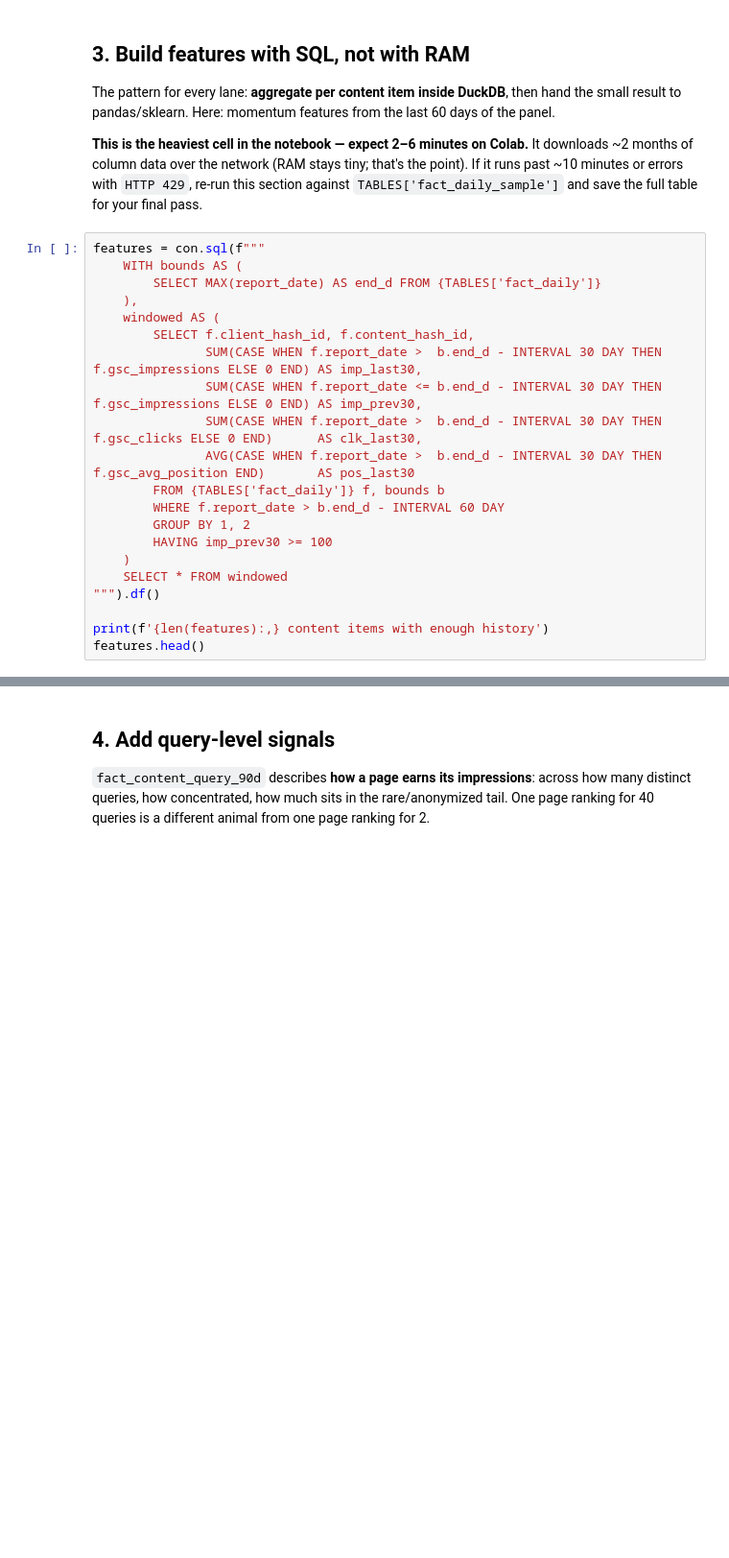
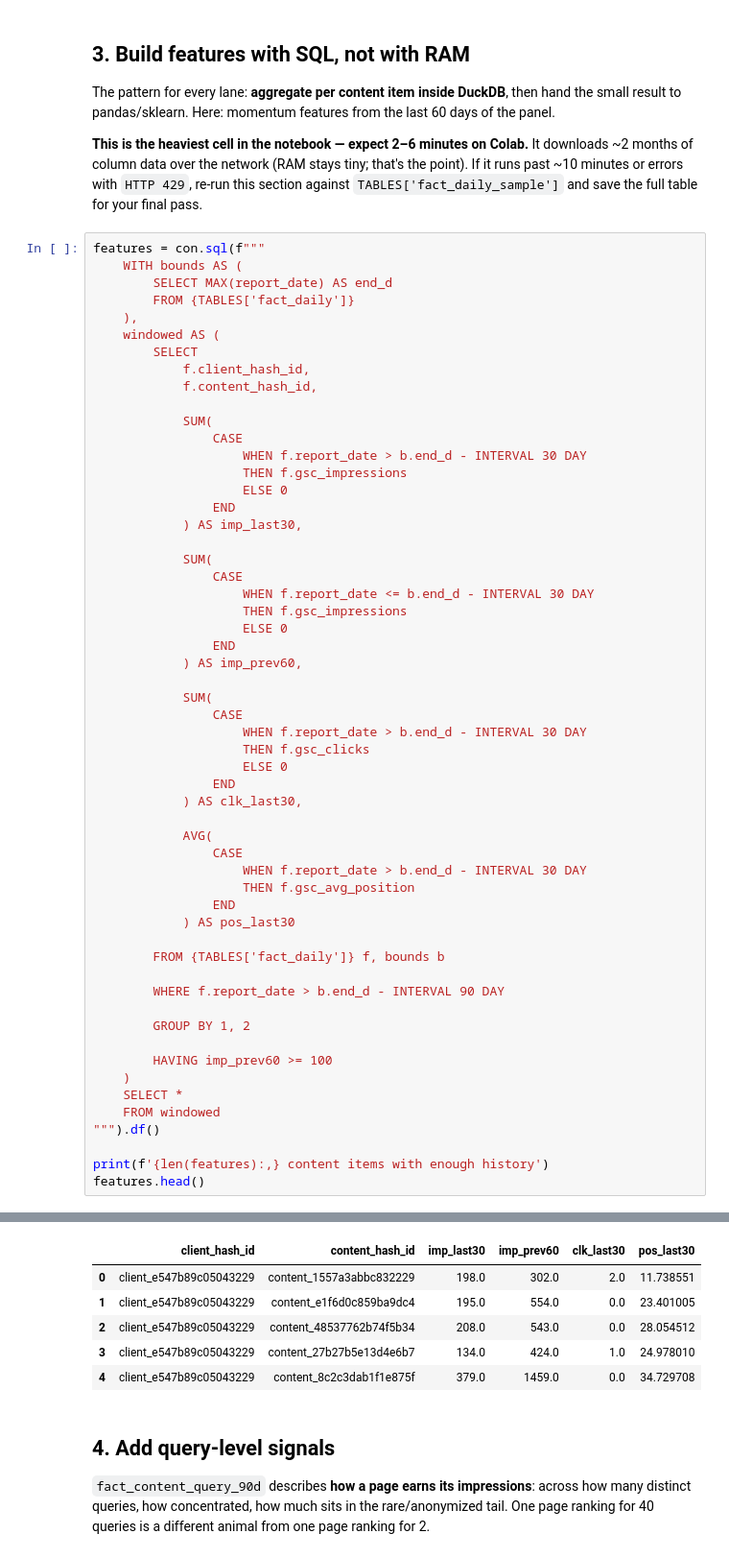
Before and after one commit to deekshithamopidevi/flyrank_ml_, a Jupyter notebook: notebooks/03_working_with_the_full_release.ipynb, the cells around one changed output, grey strips where cells are left out. Shown at 96% size. Drawn from its saved outputs; the diff is of its cells as text; blank space fills up the shorter version.

```diff
--- a/notebooks/03_working_with_the_full_release.ipynb
+++ b/notebooks/03_working_with_the_full_release.ipynb
@@ -87,21 +110,57 @@ result to pandas/sklearn. Here: momentum features from the last 60 days of the p
 # %%
 features = con.sql(f"""
     WITH bounds AS (
-        SELECT MAX(report_date) AS end_d FROM {TABLES['fact_daily']}
+        SELECT MAX(report_date) AS end_d
+        FROM {TABLES['fact_daily']}
     ),
     windowed AS (
-        SELECT f.client_hash_id, f.content_hash_id,
-               SUM(CASE WHEN f.report_date >  b.end_d - INTERVAL 30 DAY THEN f.gsc_impressions ELSE 0 END) AS imp_last30,
-               SUM(CASE WHEN f.report_date <= b.end_d - INTERVAL 30 DAY THEN f.gsc_impressions ELSE 0 END) AS imp_prev30,
-               SUM(CASE WHEN f.report_date >  b.end_d - INTERVAL 30 DAY THEN f.gsc_clicks ELSE 0 END)      AS clk_last30,
-               AVG(CASE WHEN f.report_date >  b.end_d - INTERVAL 30 DAY THEN f.gsc_avg_position END)       AS pos_last30
+        SELECT
+            f.client_hash_id,
+            f.content_hash_id,
+
+            SUM(
+                CASE
+                    WHEN f.report_date > b.end_d - INTERVAL 30 DAY
+                    THEN f.gsc_impressions
+                    ELSE 0
+                END
+            ) AS imp_last30,
+
+            SUM(
+                CASE
+                    WHEN f.report_date <= b.end_d - INTERVAL 30 DAY
+                    THEN f.gsc_impressions
+                    ELSE 0
+                END
+            ) AS imp_prev60,
+
+            SUM(
+                CASE
+                    WHEN f.report_date > b.end_d - INTERVAL 30 DAY
+                    THEN f.gsc_clicks
+                    ELSE 0
+                END
+            ) AS clk_last30,
+
+            AVG(
+                CASE
+                    WHEN f.report_date > b.end_d - INTERVAL 30 DAY
+                    THEN f.gsc_avg_position
+                END
+            ) AS pos_last30
+
         FROM {TABLES['fact_daily']} f, bounds b
-        WHERE f.report_date > b.end_d - INTERVAL 60 DAY
+
+        WHERE f.report_date > b.end_d - INTERVAL 90 DAY
+
         GROUP BY 1, 2
-        HAVING imp_prev30 >= 100
+
+        HAVING imp_prev60 >= 100
     )
-    SELECT * FROM windowed
+    SELECT *
+    FROM windowed
 """).df()
 
 print(f'{len(features):,} content items with enough history')
 features.head()
+# %% [output]
@@ -108,3 +168,9 @@ features.head()
+|  | client_hash_id | content_hash_id | imp_last30 | imp_prev60 | clk_last30 | pos_last30 |
+| 0 | client_e547b89c05043229 | content_1557a3abbc832229 | 198.0 | 302.0 | 2.0 | 11.738551 |
+| 1 | client_e547b89c05043229 | content_e1f6d0c859ba9dc4 | 195.0 | 554.0 | 0.0 | 23.401005 |
+| 2 | client_e547b89c05043229 | content_48537762b74f5b34 | 208.0 | 543.0 | 0.0 | 28.054512 |
+| 3 | client_e547b89c05043229 | content_27b27b5e13d4e6b7 | 134.0 | 424.0 | 1.0 | 24.978010 |
+| 4 | client_e547b89c05043229 | content_8c2c3dab1f1e875f | 379.0 | 1459.0 | 0.0 | 34.729708 |
 # %% [markdown]
 ## 4. Add query-level signals
 
```
Also changed, not shown: parts of 7 cells of this notebook.
